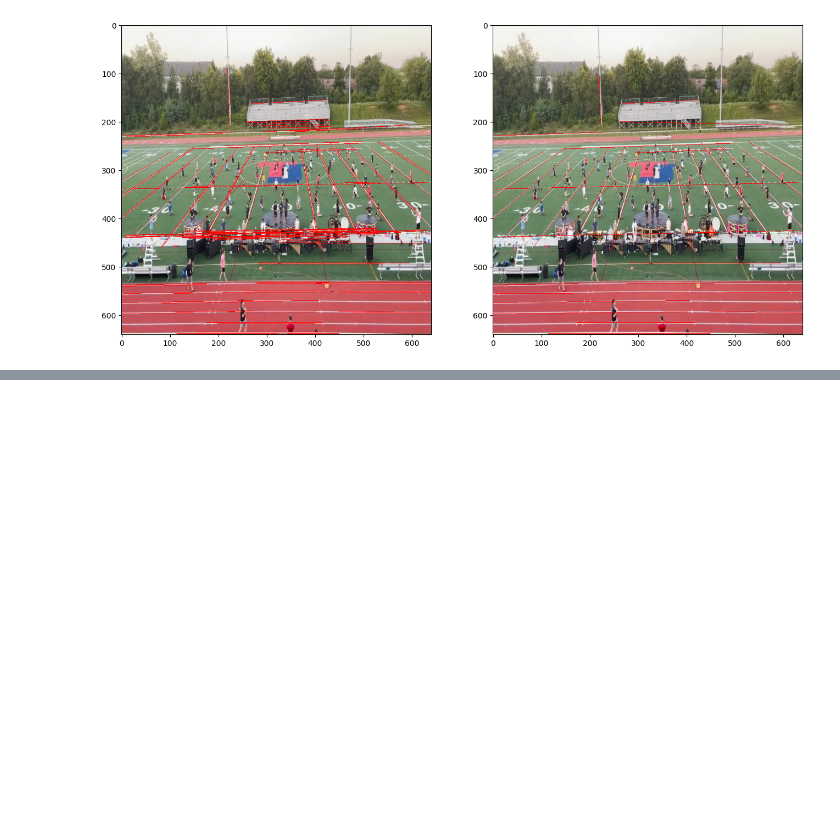
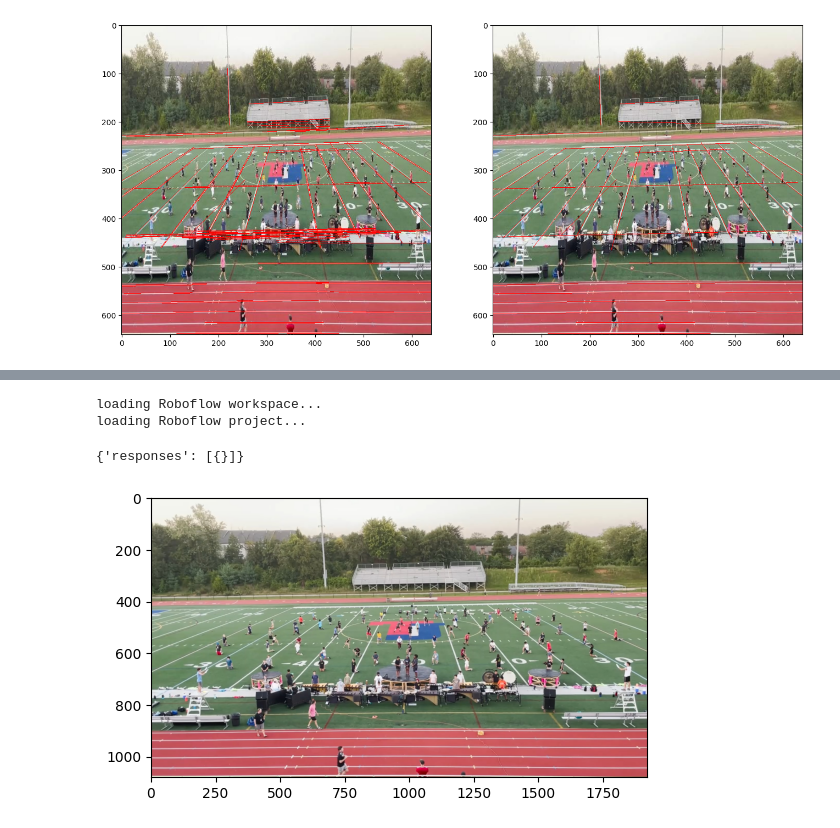
Before and after one commit to Hermanoid/MappingBand, a Jupyter notebook: field_finder.ipynb, the cells around one changed output, grey strips where cells are left out. Saved outputs shown, nothing was run; the diff lists cells and outputs as text; code cells hidden in the pictures; blank space fills up the shorter version.

```diff
--- a/field_finder.ipynb
+++ b/field_finder.ipynb
@@ -420,0 +226,72 @@ ModuleNotFoundError: No module named 'pytesseract'
+# %%
+# Using old Tensorflow models is a pain! This is way APIs exist. I just discovered google gives 1k free requests for vision API.
+# I'm going to use that instead, since OCR is not the focus of this project.
+# Of course, we can't add dependencies, so I'm going to have to use the REST API.
+import requests
+import json
+
+from roboflow import Roboflow
+# load API key from .env.local
+import os
+from dotenv import load_dotenv
+from glob import glob
+import cv2
+from rich.pretty import pprint
+import matplotlib.pyplot as plt
+import base64
+
+load_dotenv()
+rf = Roboflow(api_key=os.getenv("ROBOFLOW_API_KEY"))
+project = rf.workspace("lucasland").project("marching-band-drill-analysis-mheaa")
+version = project.version(1)
+dataset = version.download("coco", location="data/drill")
+
+
+# Load the image
+# IMAGE_NUM = 10
+# images = glob(dataset.location + "/train/*.jpg")
+# image = cv2.imread(images[IMAGE_NUM])
+image = cv2.imread("data/drill/band_mp4-27.jpg")
+image = cv2.cvtColor(image, cv2.COLOR_BGR2RGB)
+plt.imshow(image)
+
+# Convert the image to base64
+_, image_encoded = cv2.imencode('.jpg', image)
+image_encoded = image_encoded.tobytes()
+image_base64 = base64.b64encode(image_encoded).decode()
+
+# Make the request
+# REMEMBER TO INCLUDE THE KEY in plaintext when submitting this assignment
+# But I'm not about to put my key in plaintext on the internet (not today, internet!)
+# Please don't make more than 1k requests :)
+# Or I guess 201k requests bc of a trial credit I have
+url = "https://vision.googleapis.com/v1/images:annotate?key=" + os.getenv("GOOGLE_VISION_API_KEY")
+data = {
+  "requests": [
+    {
+      "image": {
+        "content": image_base64
+      },
+      "features": [
+        {
+          "type": "TEXT_DETECTION"
+        }
+      ]
+    }
+  ]
+}
+response = requests.post(url, json=data)
+response = response.json()
+
+# Parse the response
+pprint(response)
+
+# There are definitely some images where this fails because the text is partially occluded.
+# I'm wave this off as something a full solution would solve with tracking between frames.
+# Orrrr I think I'm going to need to have a manual yard line entry, because the very warped images tend to break this OCR.
+# And again: not the focus of this project!
+# %% [output]
+loading Roboflow workspace...
+loading Roboflow project...
+{'responses': [{}]}
+[figure, added]
```
Also changed, not shown: parts of 8 cells of this notebook, 5 other files.
